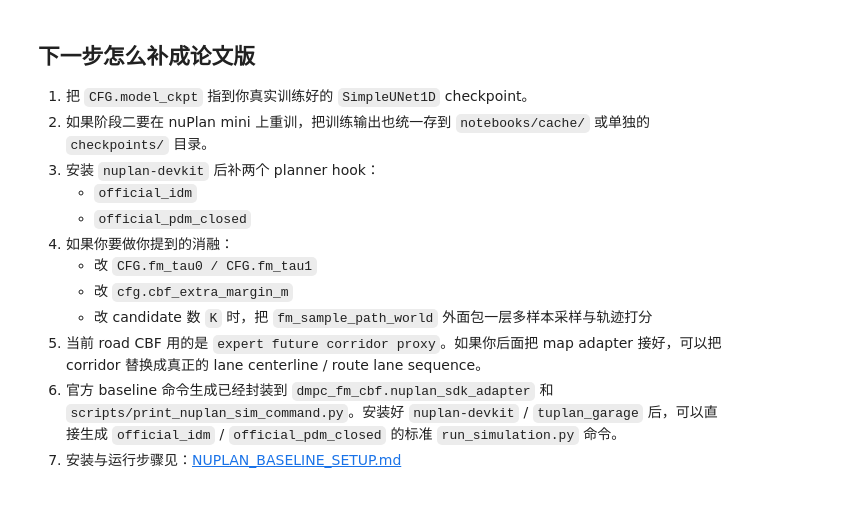
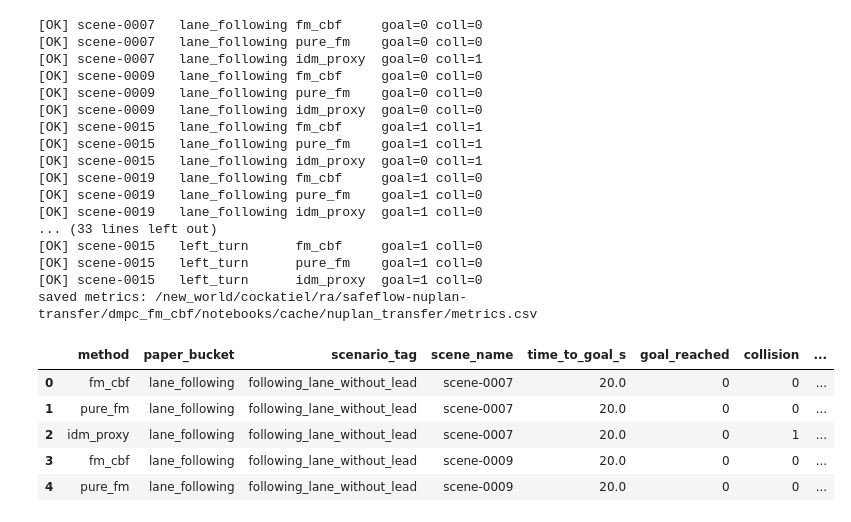
Before and after one commit to yuling-ra/safeflow-nuplan-transfer, a Jupyter notebook: dmpc_fm_cbf/notebooks/nuplan_transfer_benchmark.ipynb, the cells around one changed output. Saved outputs shown, nothing was run; the diff lists cells and outputs as text; code cells hidden in the pictures.

```diff
--- a/dmpc_fm_cbf/notebooks/nuplan_transfer_benchmark.ipynb
+++ b/dmpc_fm_cbf/notebooks/nuplan_transfer_benchmark.ipynb
@@ -61,7 +77,7 @@ print('MAP_ROOT  =', MAP_ROOT)
 class BenchmarkConfig:
     seed: int = 7
     scenarios_per_type: int = 8
-    episode_steps: int = 40
+    episode_steps: int = 200
     horizon_steps: int = 16
     replay_dt_fallback: float = 0.1
     max_agents: int = 8
@@ -81,13 +97,13 @@ class BenchmarkConfig:
     cbf_max_corr_norm: float = 2.0
     methods: Tuple[str, ...] = ('fm_cbf', 'pure_fm', 'idm_proxy')
     scenario_type_map: Dict[str, str] = None
-    model_ckpt: Path = NOTEBOOK_ROOT / 'cache' / 'model_vel.pt'
+    model_ckpt: Path = CKPT_PATH   # ← 已指向正确路径
 
     def __post_init__(self):
         if self.scenario_type_map is None:
             self.scenario_type_map = {
                 'lane_following': 'following_lane_without_lead',
-                'left_turn': 'starting_left_turn',
+                'left_turn':      'starting_left_turn',
             }
 
 
@@ -123,5 +139,4 @@ CFG = BenchmarkConfig()
 random.seed(CFG.seed)
 np.random.seed(CFG.seed)
 torch.manual_seed(CFG.seed)
-
 CFG
@@ -548,36 +490,51 @@ def run_episode(bundle: dict, method: str, cfg: BenchmarkConfig, model=None) ->
     )
     return metrics, trace_df
 # %%
-RUN_METHODS = CFG.methods
-RUN_SCENARIOS = SELECTED_SCENARIOS
+all_metrics = []; all_traces = []
 
-all_metrics = []
-all_traces = []
-
-for scenario in RUN_SCENARIOS:
+for scenario in SELECTED_SCENARIOS:
     bundle = get_scene_bundle(scenario, CFG)
-    for method in RUN_METHODS:
+    for method in CFG.methods:
         try:
             metrics, trace_df = run_episode(bundle, method=method, cfg=CFG, model=MODEL_5CH)
             all_metrics.append(asdict(metrics))
             trace_df = trace_df.copy()
-            trace_df['method'] = method
-            trace_df['scene_name'] = scenario.scene_name
+            trace_df['method']       = method
+            trace_df['scene_name']   = scenario.scene_name
             trace_df['paper_bucket'] = scenario.paper_bucket
             all_traces.append(trace_df)
-            print(f"[OK] {scenario.scene_name:<12} {scenario.paper_bucket:<14} {method:<10} goal={metrics.goal_reached} collision={metrics.collision}")
+            print(f'[OK] {scenario.scene_name:<12} {scenario.paper_bucket:<14} '
+                  f'{method:<10} goal={metrics.goal_reached} coll={metrics.collision}')
         except Exception as exc:
-            print(f"[FAIL] {scenario.scene_name} {method}: {exc}")
+            print(f'[FAIL] {scenario.scene_name} {method}: {exc}')
 
 metrics_df = pd.DataFrame(all_metrics)
-traces_df = pd.concat(all_traces, ignore_index=True) if all_traces else pd.DataFrame()
-
-metrics_csv = OUTPUT_DIR / 'metrics.csv'
-traces_csv = OUTPUT_DIR / 'traces.csv'
-metrics_df.to_csv(metrics_csv, index=False)
-if len(traces_df):
-    traces_df.to_csv(traces_csv, index=False)
-
-print('saved:', metrics_csv)
-print('saved:', traces_csv)
+traces_df  = pd.concat(all_traces, ignore_index=True) if all_traces else pd.DataFrame()
+metrics_df.to_csv(OUTPUT_DIR/'metrics.csv', index=False)
+if len(traces_df): traces_df.to_csv(OUTPUT_DIR/'traces.csv', index=False)
+print('saved metrics:', OUTPUT_DIR/'metrics.csv')
 metrics_df.head()
+# %% [output]
+[OK] scene-0007   lane_following fm_cbf     goal=0 coll=0
+[OK] scene-0007   lane_following pure_fm    goal=0 coll=0
+[OK] scene-0007   lane_following idm_proxy  goal=0 coll=1
+[OK] scene-0009   lane_following fm_cbf     goal=0 coll=0
+[OK] scene-0009   lane_following pure_fm    goal=0 coll=0
+[OK] scene-0009   lane_following idm_proxy  goal=0 coll=0
+[OK] scene-0015   lane_following fm_cbf     goal=1 coll=1
+[OK] scene-0015   lane_following pure_fm    goal=1 coll=1
+[OK] scene-0015   lane_following idm_proxy  goal=0 coll=1
+[OK] scene-0019   lane_following fm_cbf     goal=1 coll=0
+[OK] scene-0019   lane_following pure_fm    goal=1 coll=0
+[OK] scene-0019   lane_following idm_proxy  goal=1 coll=0
+... (33 lines left out)
+[OK] scene-0015   left_turn      fm_cbf     goal=1 coll=0
+[OK] scene-0015   left_turn      pure_fm    goal=1 coll=0
+[OK] scene-0015   left_turn      idm_proxy  goal=1 coll=0
+saved metrics: /new_world/cockatiel/ra/safeflow-nuplan-transfer/dmpc_fm_cbf/notebooks/cache/nuplan_transfer/metrics.csv
+|  | method | paper_bucket | scenario_tag | scene_name | time_to_goal_s | goal_reached | collision | ... |
+| 0 | fm_cbf | lane_following | following_lane_without_lead | scene-0007 | 20.0 | 0 | 0 | ... |
+| 1 | pure_fm | lane_following | following_lane_without_lead | scene-0007 | 20.0 | 0 | 0 | ... |
+| 2 | idm_proxy | lane_following | following_lane_without_lead | scene-0007 | 20.0 | 0 | 1 | ... |
+| 3 | fm_cbf | lane_following | following_lane_without_lead | scene-0009 | 20.0 | 0 | 0 | ... |
+| 4 | pure_fm | lane_following | following_lane_without_lead | scene-0009 | 20.0 | 0 | 0 | ... |
@@ -637,15 +540,0 @@ plt.show()
-# %% [markdown]
-## 下一步怎么补成论文版
-
-1. 把 `CFG.model_ckpt` 指到你真实训练好的 `SimpleUNet1D` checkpoint。
-2. 如果阶段二要在 nuPlan mini 上重训，把训练输出也统一存到 `notebooks/cache/` 或单独的 `checkpoints/` 目录。
-3. 安装 `nuplan-devkit` 后补两个 planner hook：
-   - `official_idm`
-   - `official_pdm_closed`
-4. 如果你要做你提到的消融：
-   - 改 `CFG.fm_tau0 / CFG.fm_tau1`
-   - 改 `cfg.cbf_extra_margin_m`
-   - 改 candidate 数 `K` 时，把 `fm_sample_path_world` 外面包一层多样本采样与轨迹打分
-5. 当前 road CBF 用的是 `expert future corridor proxy`。如果你后面把 map adapter 接好，可以把 corridor 替换成真正的 lane centerline / route lane sequence。
-6. 官方 baseline 命令生成已经封装到 `dmpc_fm_cbf.nuplan_sdk_adapter` 和 `scripts/print_nuplan_sim_command.py`。安装好 `nuplan-devkit` / `tuplan_garage` 后，可以直接生成 `official_idm` / `official_pdm_closed` 的标准 `run_simulation.py` 命令。
-7. 安装与运行步骤见：[NUPLAN_BASELINE_SETUP.md](/new_world/cockatiel/ra/safeflow-nuplan-transfer/dmpc_fm_cbf/docs/NUPLAN_BASELINE_SETUP.md)
```
Also changed, not shown: parts of 12 cells of this notebook, 26 other files.
